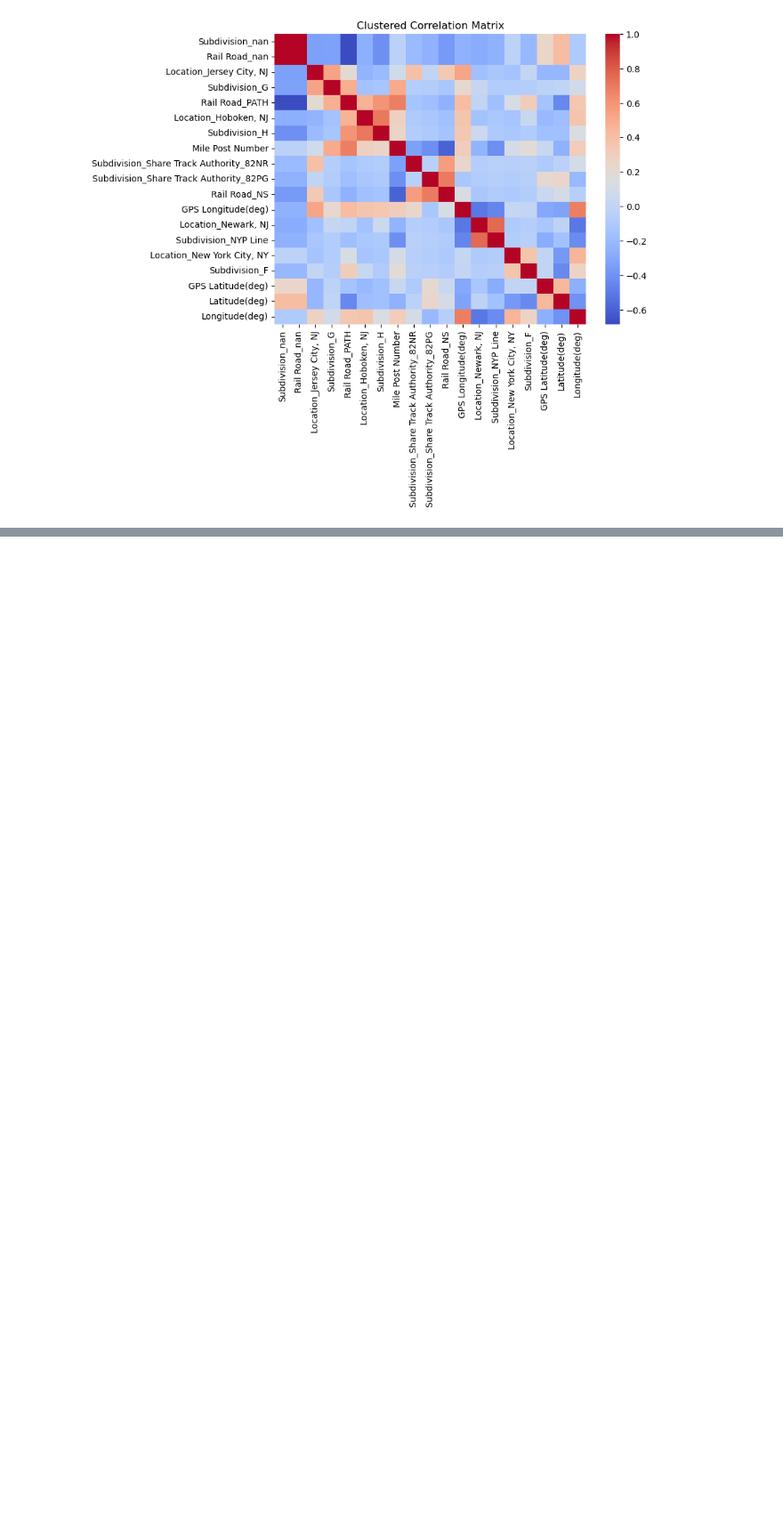
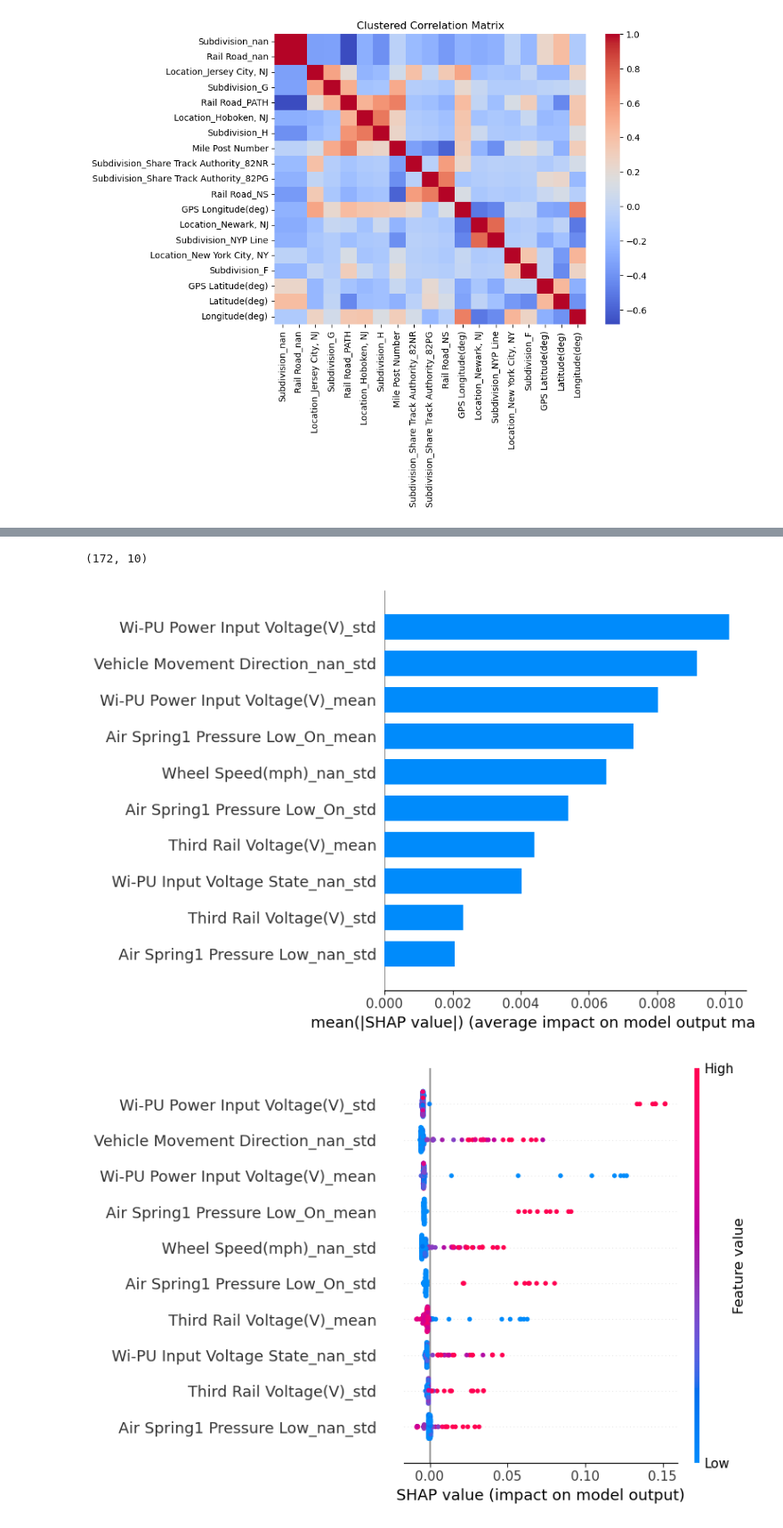
Before and after one commit to moprescu/CEE6800, a Jupyter notebook: Final/Data_Processing_and_Modeling.ipynb, the cells around one changed output, grey strips where cells are left out. Shown at 89% size. Saved outputs shown, nothing was run; the diff lists cells and outputs as text; code cells hidden in the pictures; blank space fills up the shorter version.

Commit message:
More outlier analysis

```diff
--- a/Final/Data_Processing_and_Modeling.ipynb
+++ b/Final/Data_Processing_and_Modeling.ipynb
@@ -193,0 +391,7 @@ animation.save(f'figures/PATH_movement_month_{month}_day_{day}.gif', writer='pil
+# %%
+X = daily_features.drop(columns=["Time"]).values
+# %%
+clf = IsolationForest(random_state=42, contamination=0.05).fit(X)  #Set contamination to determine outlier fraction
+preds = clf.predict(X)
+scores = clf.decision_function(X)
+print(preds[preds==-1].sum())
@@ -193,0 +432,4 @@ animation.save(f'figures/PATH_movement_month_{month}_day_{day}.gif', writer='pil
+# %%
+y = (preds==-1) * 1
+rf = RandomForestClassifier(max_depth=5)
+rf.fit(X, y)
@@ -193,0 +438,3 @@ animation.save(f'figures/PATH_movement_month_{month}_day_{day}.gif', writer='pil
+# %%
+no_feats = 10
+top_feats = daily_features.drop(columns=["Time"]).columns[np.argsort(rf.feature_importances_)[::-1]][:no_feats]
@@ -193,0 +451,26 @@ animation.save(f'figures/PATH_movement_month_{month}_day_{day}.gif', writer='pil
+# %%
+shap_values[1][:, np.argsort(rf.feature_importances_)[::-1][:no_feats]].shape
+# %% [output]
+(172, 10)
+# %%
+# Initialize the SHAP explainer
+explainer = shap.TreeExplainer(rf, X)
+
+# Compute SHAP values
+shap_values = explainer.shap_values(X)
+
+# Summary plot (global feature importance)
+shap.summary_plot(shap_values[1][:, np.argsort(rf.feature_importances_)[::-1][:no_feats]], daily_features.drop(columns=["Time"])[top_feats],
+                  plot_type="bar", show=False, feature_names=top_feats)
+plt.savefig("./figures/Outlier_analysis_important_features.png", bbox_inches="tight", dpi=200)
+plt.show()
+
+# Optional: Detailed summary plot with feature distribution
+#shap.summary_plot(shap_values[1], X, show=True, feature_names=daily_features.drop(columns=["Time"]).columns, max_display=10)
+shap.summary_plot(shap_values[1][:, np.argsort(rf.feature_importances_)[::-1][:no_feats]], daily_features.drop(columns=["Time"])[top_feats],
+                  show=False, feature_names=top_feats)
+plt.savefig("./figures/Outlier_analysis_shap_plot.png", bbox_inches="tight", dpi=200)
+plt.show()
+# %% [output]
+[figure, added]
+[figure, added]
```
Also changed, not shown: parts of 25 cells of this notebook, 5 other files.
